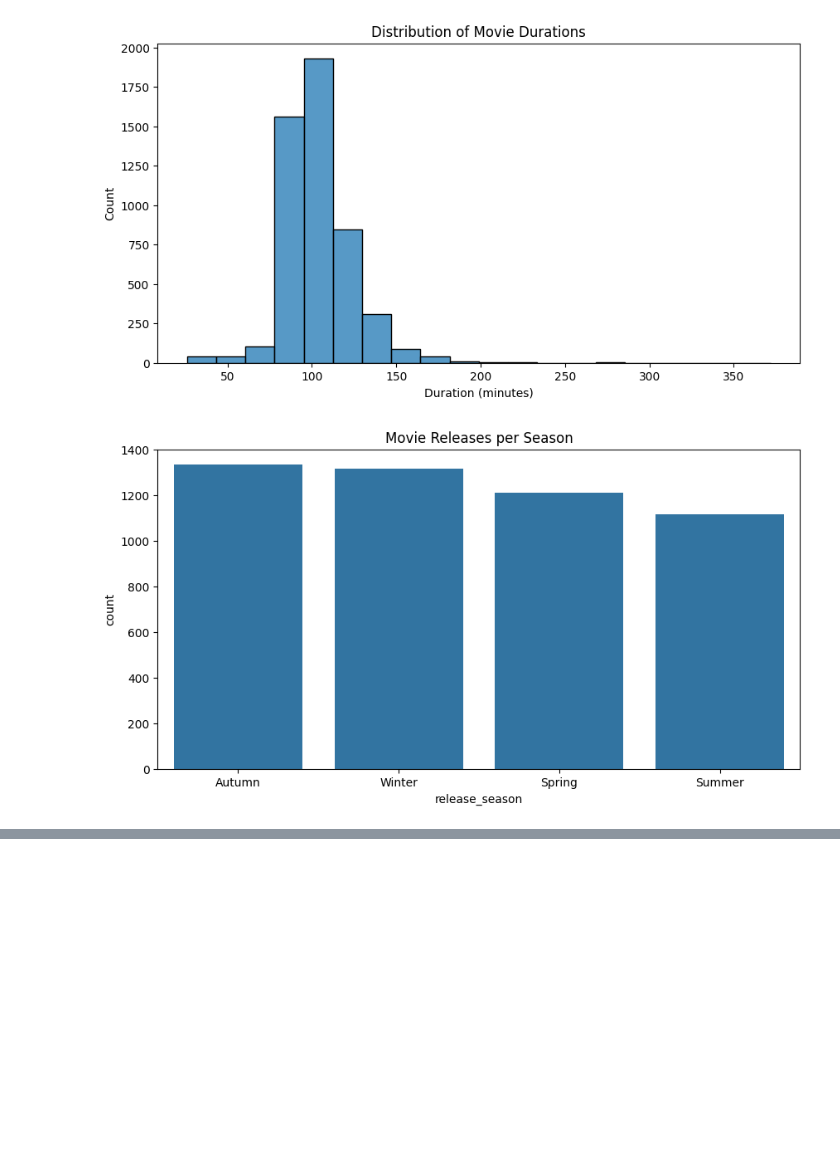
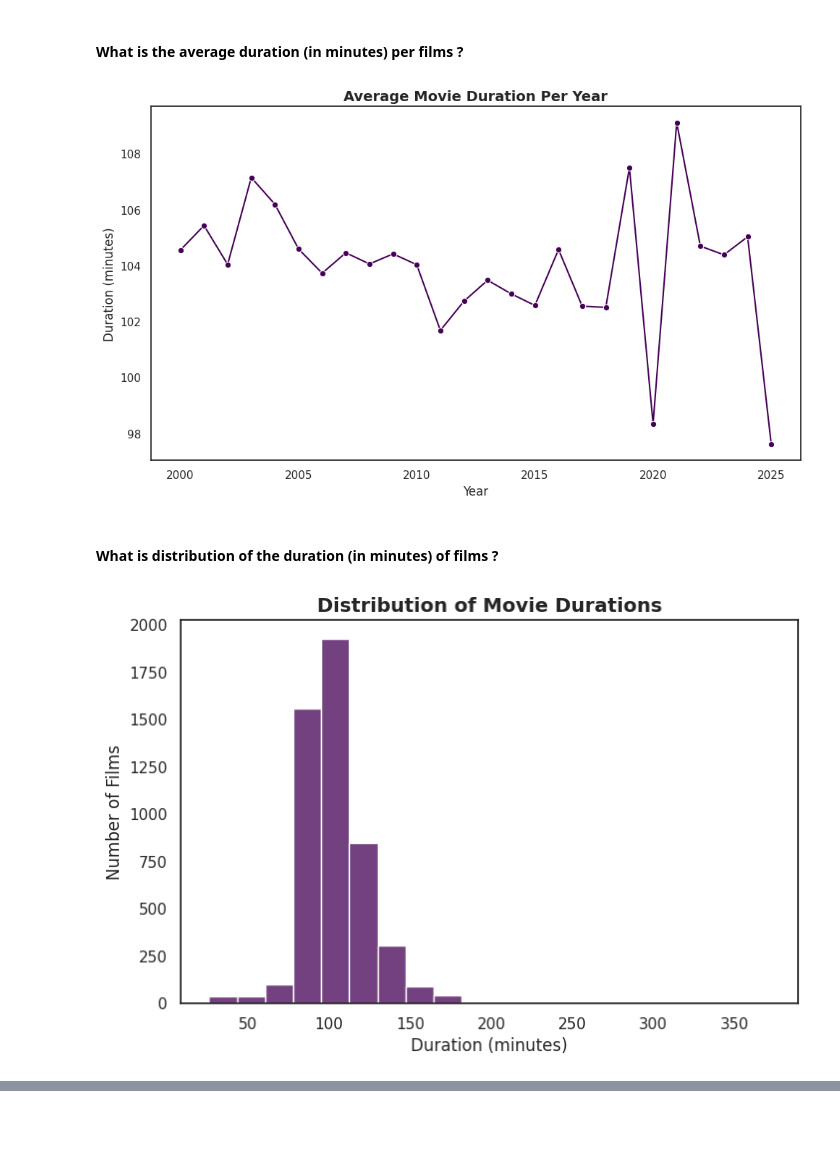
Before and after one commit to MichAdebayo/new-is-always-better, a Jupyter notebook: machine_learning/allocine_analysis.ipynb, the cells around one changed output, grey strips where cells are left out. Saved outputs shown, nothing was run; the diff lists cells and outputs as text; code cells hidden in the pictures; blank space fills up the shorter version.

Commit message:
data analysis in progress

```diff
--- a/machine_learning/allocine_analysis.ipynb
+++ b/machine_learning/allocine_analysis.ipynb
@@ -14,6 +16,13 @@ import pingouin as pg
 # %%
 # Load dataset
 fusion = pd.read_csv('/Users/michaeladebayo/Documents/Simplon/brief_projects/movie_prediction/machine_learning/fusionV3_cleaned.csv')
+# %%
+# Convert date columns to datetime objects
+for col in ['release_date_france', 'release_date_usa']:
+    try:
+        fusion[col] = pd.to_datetime(fusion[col], errors='coerce')
+    except Exception as e:
+        print(f"Error converting column {col}: {e}")
 # %%
 # Display max rows and columns
 pd.set_option('display.max_columns', None)
@@ -31,4 +40,4 @@ fusion.head()
 # %%
 # Filter out rows with missing 'opening_week_france_num' entries
-df_fusion = fusion[fusion['opening_week_france_num'] != 0]
+df_fusion = fusion[fusion['opening_week_france_num'] != 0].copy()
 # %% [markdown]
@@ -183,17 +432,24 @@ Passing `palette` without assigning `hue` is deprecated and will be removed in v
+# %% [markdown]
+#### What is the average duration (in minutes) per films ?
+# %%
+# Plot for Average Movie Duration per Year
+plt.figure(figsize=(10, 6))
+sns.lineplot(data=avg_movie_dur, x='Year', y='Average_Duration_Minutes', marker='o', color=viridis_colors[0])
+plt.title('Average Movie Duration Per Year', fontsize=14, fontweight='bold')
+plt.xlabel('Year', fontsize=12)
+plt.ylabel('Duration (minutes)', fontsize=12)
+plt.tight_layout()
+plt.show()
+# %% [output]
+[figure, added]
+# %% [markdown]
+#### What is distribution of the duration (in minutes) of films ?
 # %%
-def plot_distribution(df):
-    plt.figure(figsize=(10,5))
-    sns.histplot(df['duration_minutes'].dropna(), bins=20)
-    plt.title('Distribution of Movie Durations')
-    plt.xlabel('Duration (minutes)')
-    plt.show()
-
-    plt.figure(figsize=(10,5))
-    sns.countplot(x='release_season', data=df, order=df['release_season'].value_counts().index)
-    plt.title('Movie Releases per Season')
-    plt.show()
-
-plot_distribution(df_fusion)
+plt.figure(figsize=(8,5))
+sns.histplot(df_fusion['duration_minutes'].dropna(), bins=20,color=viridis_colors[0])
+plt.title('Distribution of Movie Durations', fontsize=14, fontweight='bold')
+plt.xlabel('Duration (minutes)')
+plt.ylabel('Number of Films')
+plt.show()
 # %% [output]
-[figure, old version]
+[figure, new version]
-[figure, removed]
```
Also changed, not shown: parts of 93 cells of this notebook.
